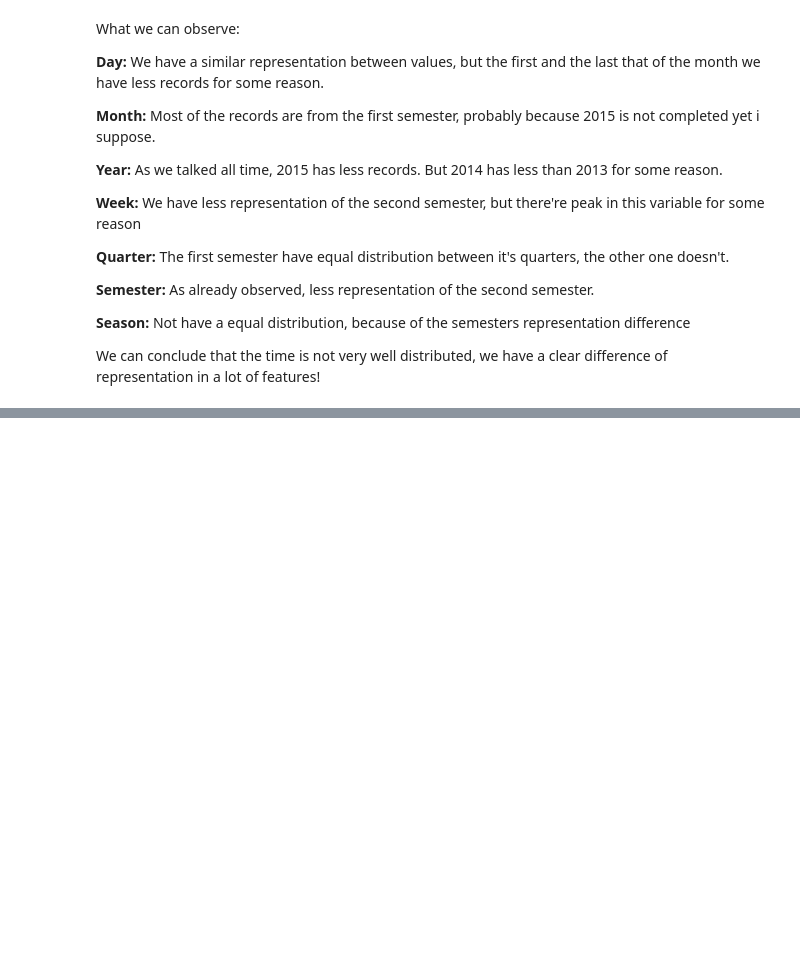
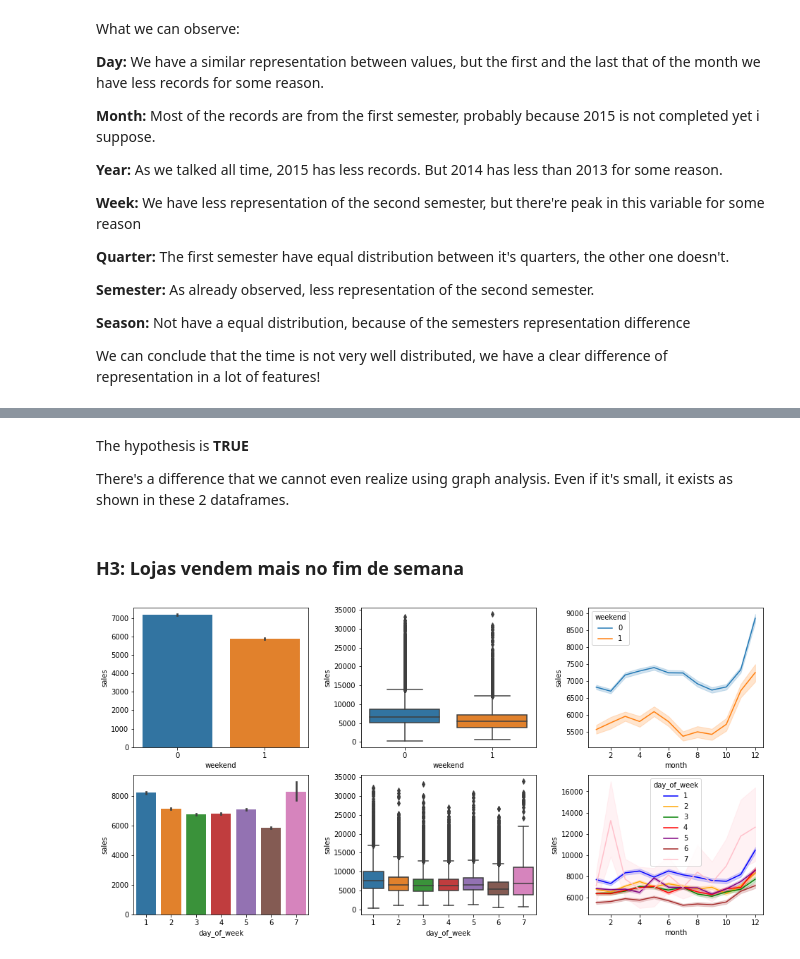
Before and after one commit to raposofrct/Sales-Prediction, a Jupyter notebook: notebook.ipynb, the cells around one changed output, grey strips where cells are left out. Saved outputs shown, nothing was run; the diff lists cells and outputs as text; code cells hidden in the pictures; blank space fills up the shorter version.

```diff
--- a/notebook.ipynb
+++ b/notebook.ipynb
@@ -773,0 +859,36 @@ We can conclude that the time is not very well distributed, we have a clear diff
+# %% [markdown]
+The hypothesis is **TRUE**
+
+There's a difference that we cannot even realize using graph analysis. Even if it's small, it exists as shown in these 2 dataframes.
+# %% [markdown]
+### H3: Lojas vendem mais no fim de semana
+# %%
+weekend = dados['day_of_week'].apply(lambda x: 1 if x==6 or x==7 else 0)
+
+plt.figure(figsize=(16,8))
+plt.subplots_adjust(wspace=0.3)
+
+plt.subplot(2,3,1)
+ax = sns.barplot(x=weekend,y=dados['sales'])
+ax.set_xlabel('weekend')
+
+plt.subplot(2,3,2)
+ax = sns.boxplot(x=weekend,y=dados['sales'])
+ax.set_xlabel('weekend')
+
+plt.subplot(2,3,3)
+ax = sns.lineplot(x=dados['month'],y=dados['sales'],hue=weekend)
+ax.legend(title='weekend')
+
+plt.subplot(2,3,4)
+sns.barplot(x=dados['day_of_week'],y=dados['sales'])
+
+plt.subplot(2,3,5)
+sns.boxplot(x=dados['day_of_week'],y=dados['sales'])
+
+plt.subplot(2,3,6)
+sns.lineplot(x=dados['month'],y=dados['sales'],hue=dados['day_of_week'],palette=['blue','orange','green','red','purple','brown','pink'])
+
+plt.show()
+# %% [output]
+[figure, added]
```
Also changed, not shown: parts of 23 cells of this notebook.
